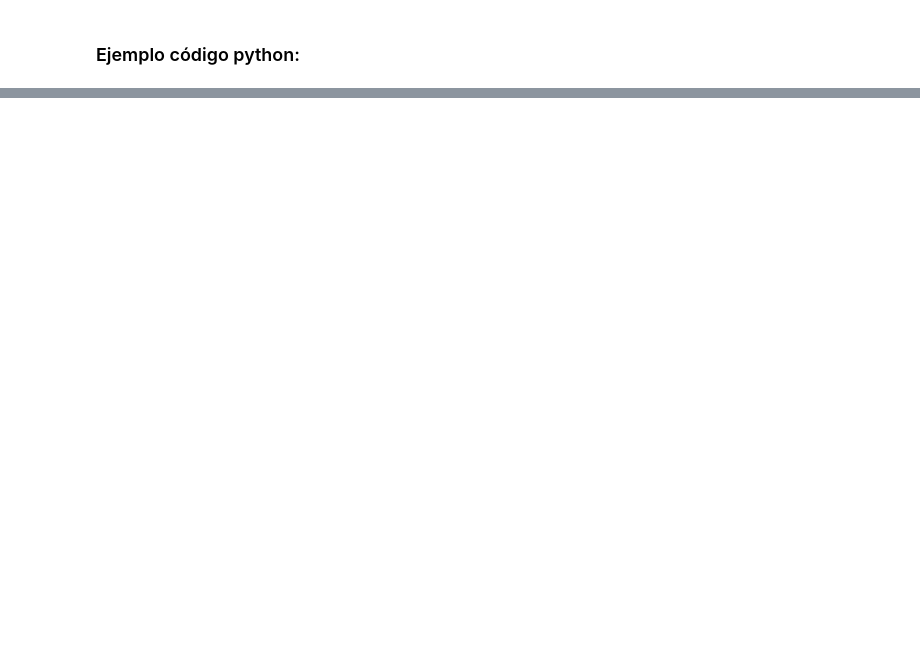
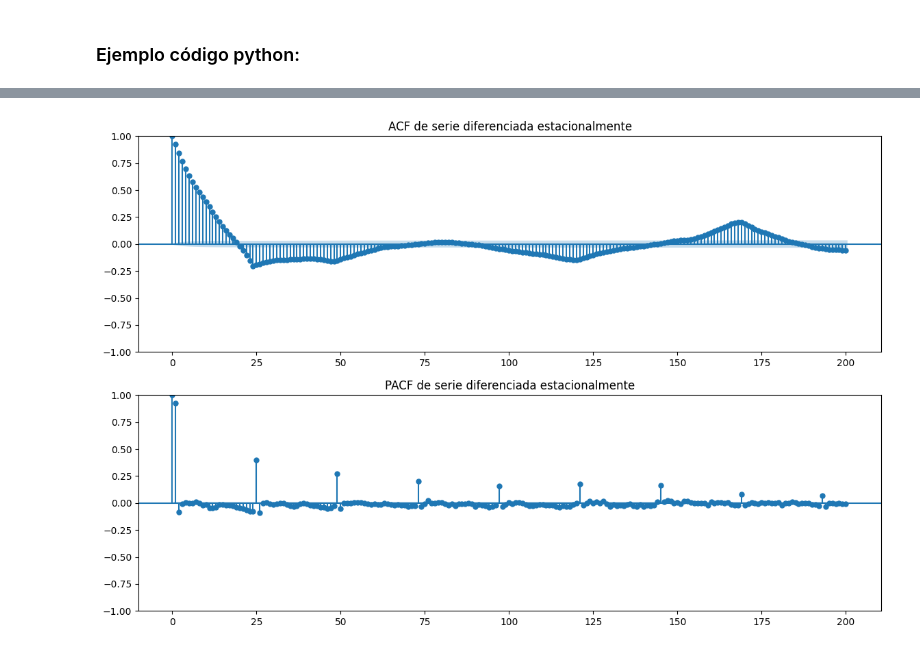
Before and after one commit to JaimeSa03/TFG_Model_Predictor, a Jupyter notebook: Experimentos/Series_Temp/SARIMA/teoria_SARIMA.ipynb, the cells around one changed output, grey strips where cells are left out. Drawn from its saved outputs; the diff is of its cells as text; code cells hidden in the pictures; blank space fills up the shorter version.

```diff
--- a/Experimentos/Series_Temp/SARIMA/teoria_SARIMA.ipynb
+++ b/Experimentos/Series_Temp/SARIMA/teoria_SARIMA.ipynb
@@ -73,0 +119,8 @@ Warnings:
+# %%
+serie_seasonal_diff = serie.diff(24).dropna()
+
+if adfuller(serie_seasonal_diff)[1] < 0.05: ## p-valor para la prueba de estacionariedad
+    print("D = 1")
+else:
+    print("D = 2")
+print(adfuller(serie_seasonal_diff)[1])
@@ -73,0 +137,17 @@ Warnings:
+# %%
+# Gráfico ACF de serie diferenciada estacionalmente
+fig, axes = plt.subplots(2, 1, figsize=(14, 9))
+plot_acf(serie_seasonal_diff, ax=axes[0], lags=200)
+axes[0].set_title('ACF de serie diferenciada estacionalmente')
+
+plot_pacf(serie_seasonal_diff, ax=axes[1], lags=200)
+axes[1].set_title('PACF de serie diferenciada estacionalmente')
+
+plt.savefig('sarima_acf_pacf_seasonal_diff.png', dpi=150, bbox_inches='tight')
+plt.show()
+
+
+#plot_acf(serie_seasonal_diff, lags=200)
+#plot_pacf(serie_seasonal_diff, lags=200)
+# %% [output]
+[figure, added]
```
Also changed, not shown: parts of 9 cells of this notebook, 7 other files.
